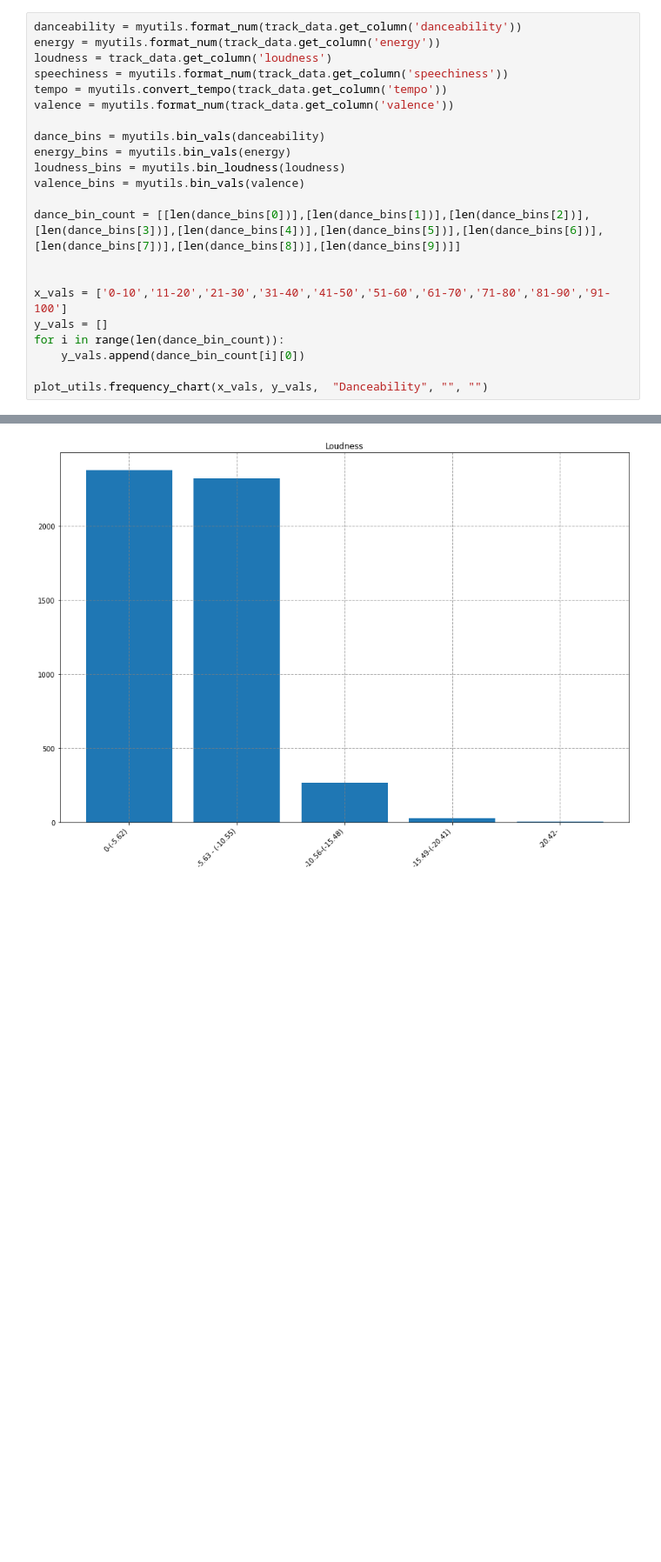
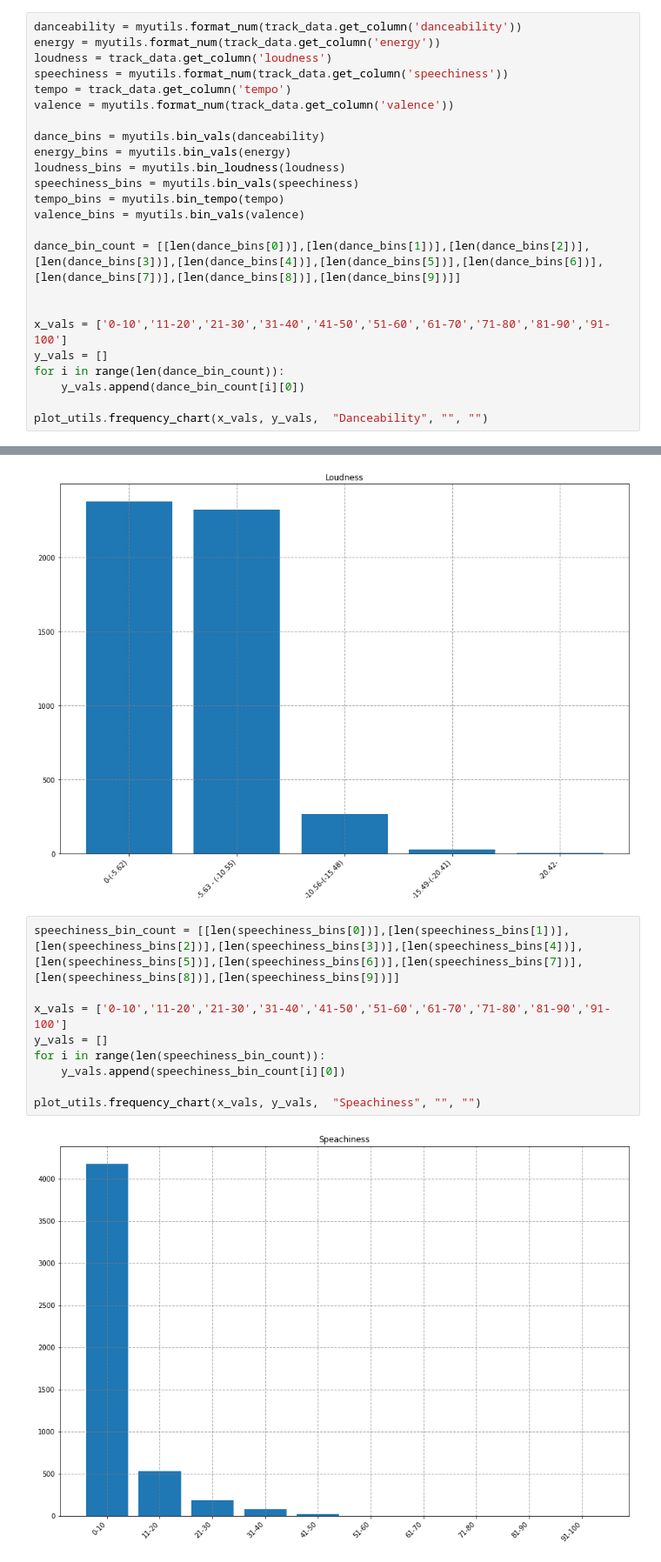
Before and after one commit to CarterKekoa/SpotifyRecommendationApp, a Jupyter notebook: DataAnalysis.ipynb, the cells around one changed output, grey strips where cells are left out. Shown: that part at 87% size. Cells and saved outputs as stored; diff of their text form; blank space fills up the shorter version.

```diff
--- a/DataAnalysis.ipynb
+++ b/DataAnalysis.ipynb
@@ -43,12 +43,14 @@ danceability = myutils.format_num(track_data.get_column('danceability'))
 energy = myutils.format_num(track_data.get_column('energy'))
 loudness = track_data.get_column('loudness')
 speechiness = myutils.format_num(track_data.get_column('speechiness'))
-tempo = myutils.convert_tempo(track_data.get_column('tempo'))
+tempo = track_data.get_column('tempo')
 valence = myutils.format_num(track_data.get_column('valence'))
 
 dance_bins = myutils.bin_vals(danceability)
 energy_bins = myutils.bin_vals(energy)
 loudness_bins = myutils.bin_loudness(loudness)
+speechiness_bins = myutils.bin_vals(speechiness)
+tempo_bins = myutils.bin_tempo(tempo)
 valence_bins = myutils.bin_vals(valence)
 
 dance_bin_count = [[len(dance_bins[0])],[len(dance_bins[1])],[len(dance_bins[2])],[len(dance_bins[3])],[len(dance_bins[4])],[len(dance_bins[5])],[len(dance_bins[6])],[len(dance_bins[7])],[len(dance_bins[8])],[len(dance_bins[9])]]
@@ -86,3 +87,14 @@ for i in range(len(loudness_bin_count)):
 plot_utils.frequency_chart(x_vals, y_vals,  "Loudness", "", "")
 # %% [output]
 [figure]
+# %%
+speechiness_bin_count = [[len(speechiness_bins[0])],[len(speechiness_bins[1])],[len(speechiness_bins[2])],[len(speechiness_bins[3])],[len(speechiness_bins[4])],[len(speechiness_bins[5])],[len(speechiness_bins[6])],[len(speechiness_bins[7])],[len(speechiness_bins[8])],[len(speechiness_bins[9])]]
+
+x_vals = ['0-10','11-20','21-30','31-40','41-50','51-60','61-70','71-80','81-90','91-100']
+y_vals = []
+for i in range(len(speechiness_bin_count)):
+    y_vals.append(speechiness_bin_count[i][0])
+
+plot_utils.frequency_chart(x_vals, y_vals,  "Speachiness", "", "")
+# %% [output]
+[figure, added]
```
Also changed, not shown: parts of 6 cells of this notebook, 1 other file.
